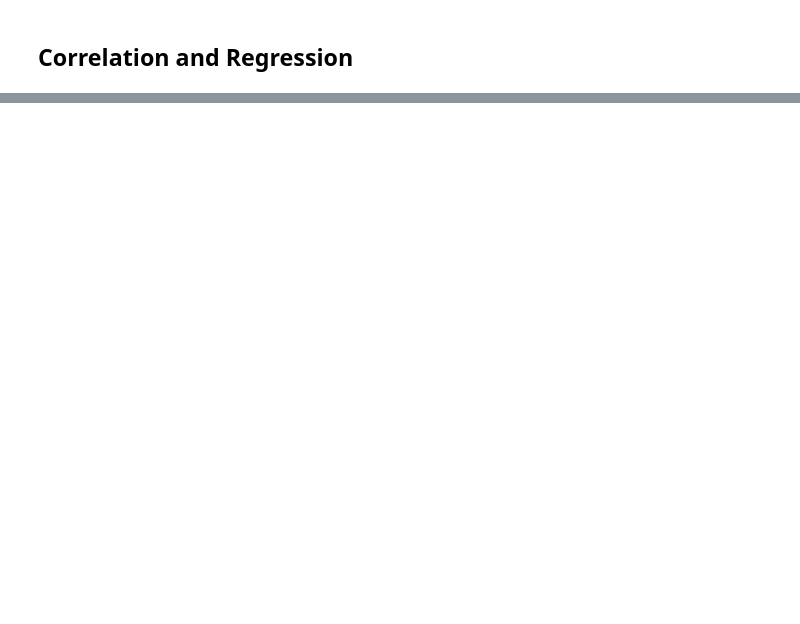
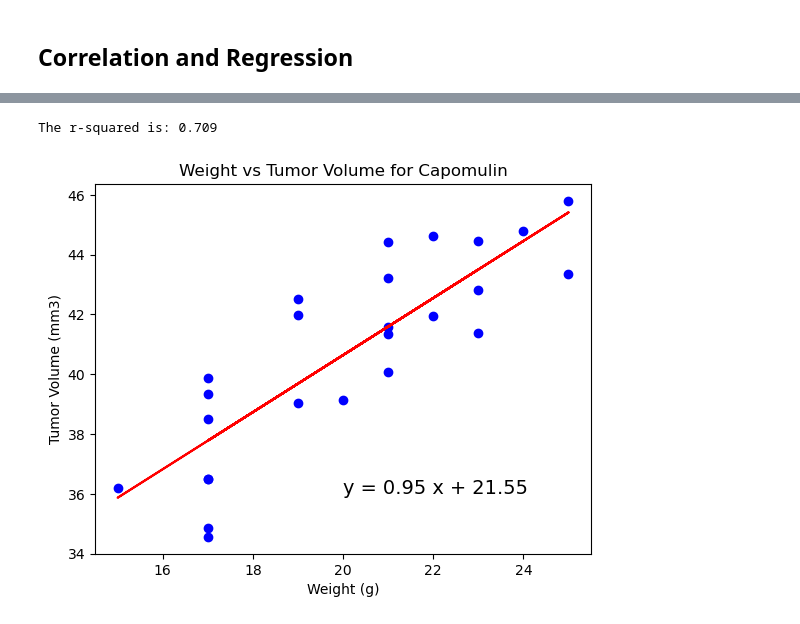
Before and after one commit to MaddiJ/Matplotlib, a Jupyter notebook: Module5/module_5_starter_code/Starter_Code/Pymaceuticals/pymaceuticals_starter.ipynb, the cells around one changed output, grey strips where cells are left out. Cells and saved outputs as stored; diff of their text form; code cells hidden in the pictures; blank space fills up the shorter version.

```diff
--- a/Module5/module_5_starter_code/Starter_Code/Pymaceuticals/pymaceuticals_starter.ipynb
+++ b/Module5/module_5_starter_code/Starter_Code/Pymaceuticals/pymaceuticals_starter.ipynb
@@ -356,0 +369,17 @@ Text(0, 0.5, 'Tumor Volume (mm3)')
+# %%
+# for mouse weight and average tumor volume for the Capomulin regimen
+(slope, intercept,rvalue, pvalue, stderr)= linregress(avg_cap_vol["Weight (g)"],avg_cap_vol["Tumor Volume (mm3)"])
+regress_values=avg_cap_vol["Weight (g)"]* slope + intercept
+line_eq= f"y = {round(slope, 2)} x + {round(intercept, 2)}"
+
+plt.scatter(avg_cap_vol["Weight (g)"],avg_cap_vol["Tumor Volume (mm3)"],color='b')
+plt.plot(avg_cap_vol["Weight (g)"], regress_values, color='red')
+plt.annotate(line_eq,(20,36), fontsize=14)
+plt.xlabel("Weight (g)")
+plt.ylabel("Tumor Volume (mm3)")
+plt.title("Weight vs Tumor Volume for Capomulin")
+print(f"The r-squared is: {round(rvalue**2,3)}")
+plt.show()
+# %% [output]
+The r-squared is: 0.709
+[figure, added]
```
Also changed, not shown: parts of 10 cells of this notebook.
